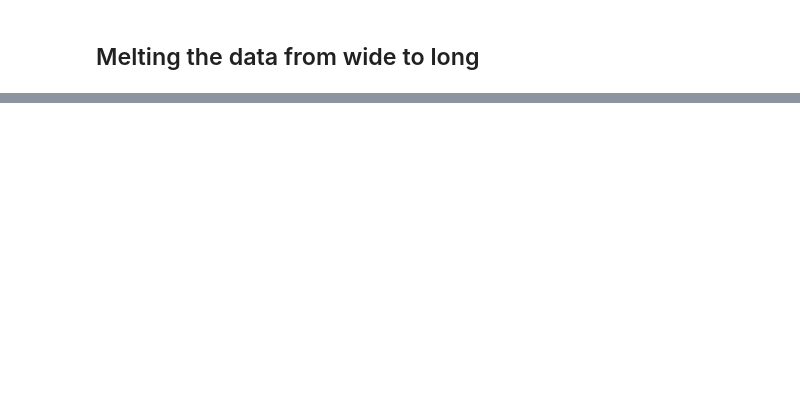
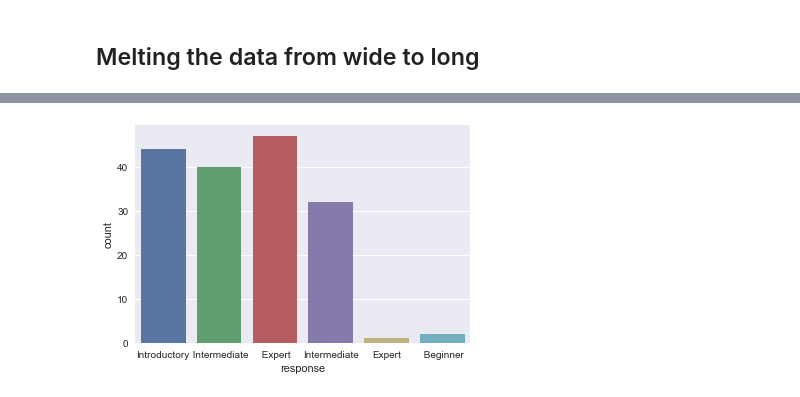
Before and after one commit to madison-python/new-meetup-survey, a Jupyter notebook: madpy-survey-results.ipynb, the cells around one changed output, grey strips where cells are left out. Cells and saved outputs as stored; diff of their text form; code cells hidden in the pictures; blank space fills up the shorter version.

```diff
--- a/madpy-survey-results.ipynb
+++ b/madpy-survey-results.ipynb
@@ -84,0 +76,27 @@ responses.apply?
+# %%
+def melt_responses(response_strs):
+    """Given a Series of response strings return a DataFrame with one response per row.
+
+    An example response str is 'Libraries, Offices'. The resulting DataFrame would have
+    two rows, one for each response item.
+    """
+    response_list = [split_response(response, ix)
+                     for ix, response in response_strs.iteritems()]
+    response_ser = pandas.concat(response_list)
+    response_df = response_ser.reset_index(level='response_n')
+    return response_df
+
+def split_response(response_str, ix):
+    try:
+        responses = response_str.split(',')
+    except AttributeError:
+        responses = [response_str]
+
+
+    index_pairs = zip([ix]*len(responses), range(len(responses)))
+    multi_index = pandas.MultiIndex.from_tuples(list(index_pairs),
+                                                names=['index', 'response_n'])
+    return pandas.Series(responses, index=multi_index, name='response')
+
+melted_responses = melt_responses(responses.response_str)
+melted_responses.head()
@@ -84,0 +111,3 @@ responses.apply?
+# %%
+responses = responses.merge(melted_responses, left_index=True, right_index=True)
+responses.head()
@@ -84,0 +121,4 @@ responses.apply?
+# %%
+del responses['response_str']
+responses.set_index('question', inplace=True)
+responses.head()
@@ -84,0 +145,6 @@ responses.apply?
+# %%
+%matplotlib inline
+import seaborn
+
+def plot_counts(question_id):
+    seaborn.countplot(responses.ix[question_id, 'response'])
@@ -84,0 +169,4 @@ responses.apply?
+# %%
+plot_counts('q1')
+# %% [output]
+[figure, added]
```
Also changed, not shown: parts of 20 cells of this notebook.
